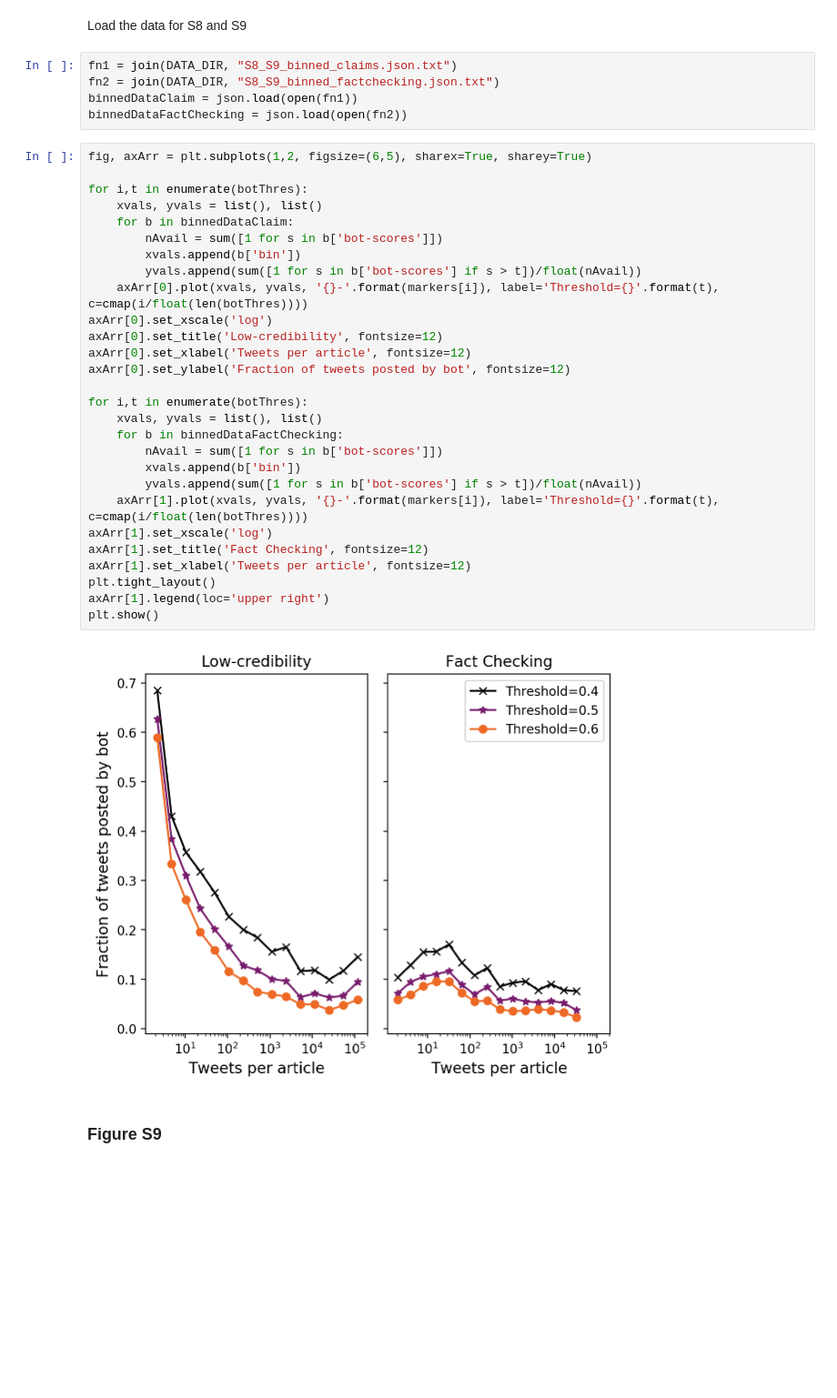
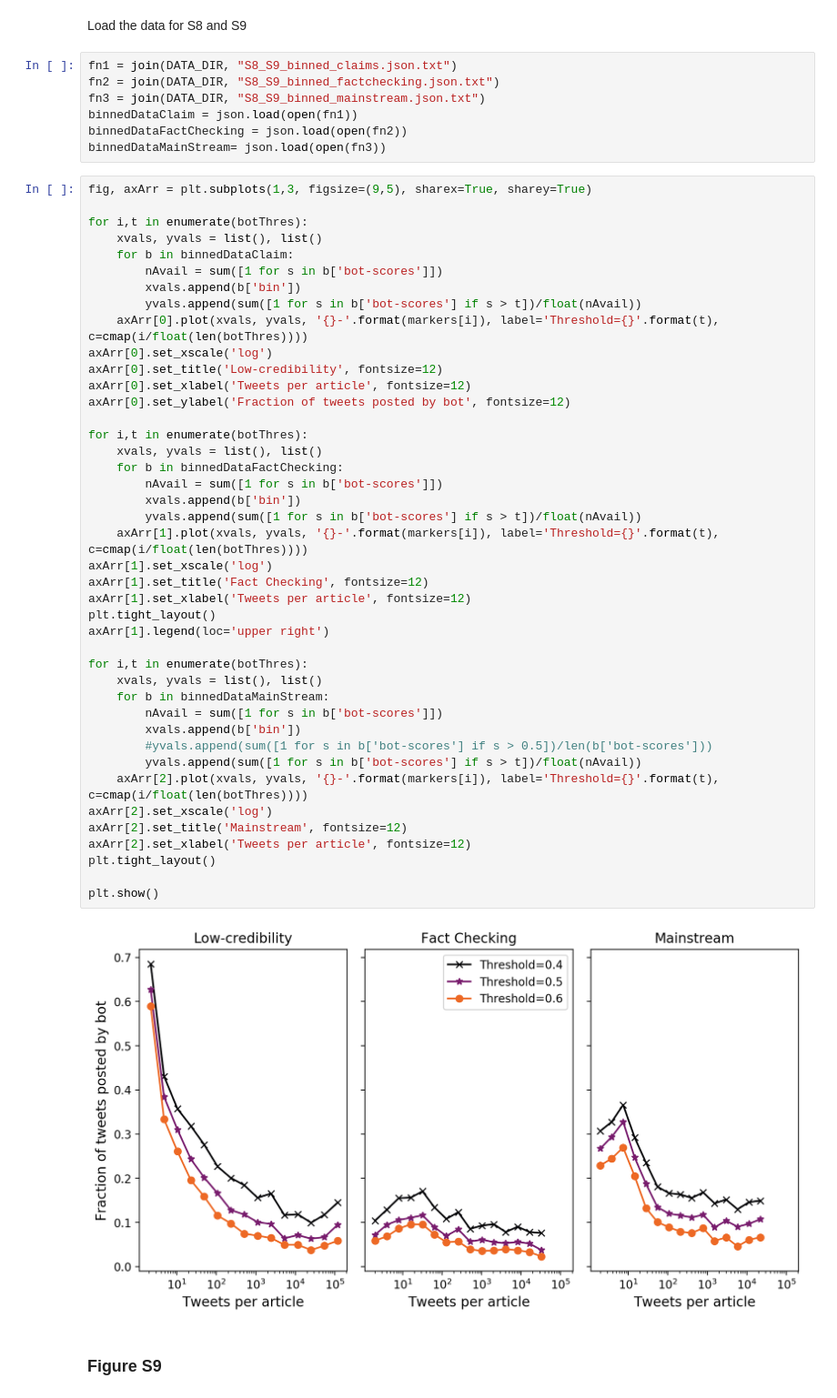
Before and after one commit to osome-iu/HoaxyBots, a Jupyter notebook: HoaxyBotsReproduction.ipynb, the cells around one changed output. Shown at 91% size. Cells and saved outputs as stored; diff of their text form; blank space fills up the shorter version.

Commit message:
update one figure in the supplementary

```diff
--- a/HoaxyBotsReproduction.ipynb
+++ b/HoaxyBotsReproduction.ipynb
@@ -1215,38 +1220,54 @@ Load the data for S8 and S9
 # %%
 fn1 = join(DATA_DIR, "S8_S9_binned_claims.json.txt")
 fn2 = join(DATA_DIR, "S8_S9_binned_factchecking.json.txt")
+fn3 = join(DATA_DIR, "S8_S9_binned_mainstream.json.txt")
 binnedDataClaim = json.load(open(fn1))
 binnedDataFactChecking = json.load(open(fn2))
+binnedDataMainStream= json.load(open(fn3))
 # %%
-fig, axArr = plt.subplots(1,2, figsize=(6,5), sharex=True, sharey=True)
+fig, axArr = plt.subplots(1,3, figsize=(9,5), sharex=True, sharey=True)
 
 for i,t in enumerate(botThres):
     xvals, yvals = list(), list()
     for b in binnedDataClaim:
         nAvail = sum([1 for s in b['bot-scores']])
         xvals.append(b['bin'])
         yvals.append(sum([1 for s in b['bot-scores'] if s > t])/float(nAvail))
     axArr[0].plot(xvals, yvals, '{}-'.format(markers[i]), label='Threshold={}'.format(t), c=cmap(i/float(len(botThres))))
 axArr[0].set_xscale('log')
 axArr[0].set_title('Low-credibility', fontsize=12)
 axArr[0].set_xlabel('Tweets per article', fontsize=12)
 axArr[0].set_ylabel('Fraction of tweets posted by bot', fontsize=12)
 
 for i,t in enumerate(botThres):
     xvals, yvals = list(), list()
     for b in binnedDataFactChecking:
         nAvail = sum([1 for s in b['bot-scores']])
         xvals.append(b['bin'])
         yvals.append(sum([1 for s in b['bot-scores'] if s > t])/float(nAvail))
     axArr[1].plot(xvals, yvals, '{}-'.format(markers[i]), label='Threshold={}'.format(t), c=cmap(i/float(len(botThres))))
 axArr[1].set_xscale('log')
 axArr[1].set_title('Fact Checking', fontsize=12)
 axArr[1].set_xlabel('Tweets per article', fontsize=12)
 plt.tight_layout()
 axArr[1].legend(loc='upper right')
+
+for i,t in enumerate(botThres):
+    xvals, yvals = list(), list()
+    for b in binnedDataMainStream:
+        nAvail = sum([1 for s in b['bot-scores']])
+        xvals.append(b['bin'])
+        #yvals.append(sum([1 for s in b['bot-scores'] if s > 0.5])/len(b['bot-scores']))
+        yvals.append(sum([1 for s in b['bot-scores'] if s > t])/float(nAvail))
+    axArr[2].plot(xvals, yvals, '{}-'.format(markers[i]), label='Threshold={}'.format(t), c=cmap(i/float(len(botThres))))
+axArr[2].set_xscale('log')
+axArr[2].set_title('Mainstream', fontsize=12)
+axArr[2].set_xlabel('Tweets per article', fontsize=12)
+plt.tight_layout()
+
 plt.show()
 # %% [output]
-[figure, old version]
+[figure, new version]
 # %% [markdown]
 ### Figure S9
 # %% [markdown]
```
Also changed, not shown: parts of 15 cells of this notebook.
